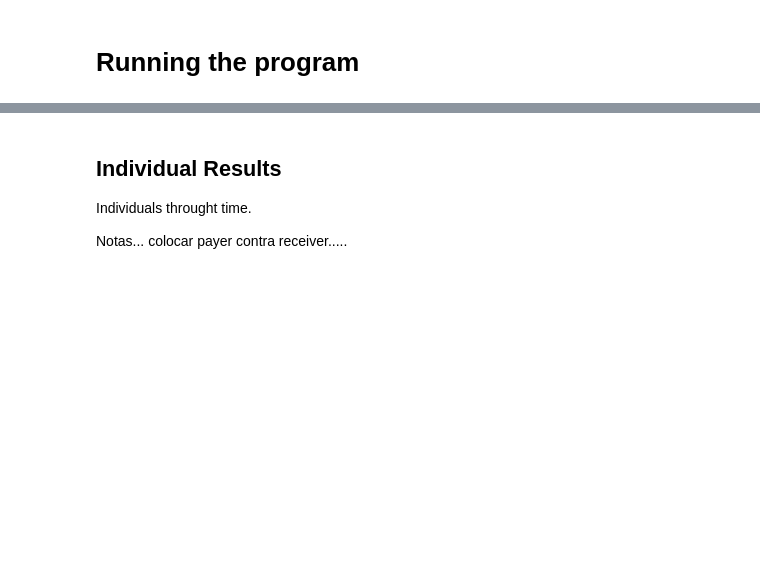
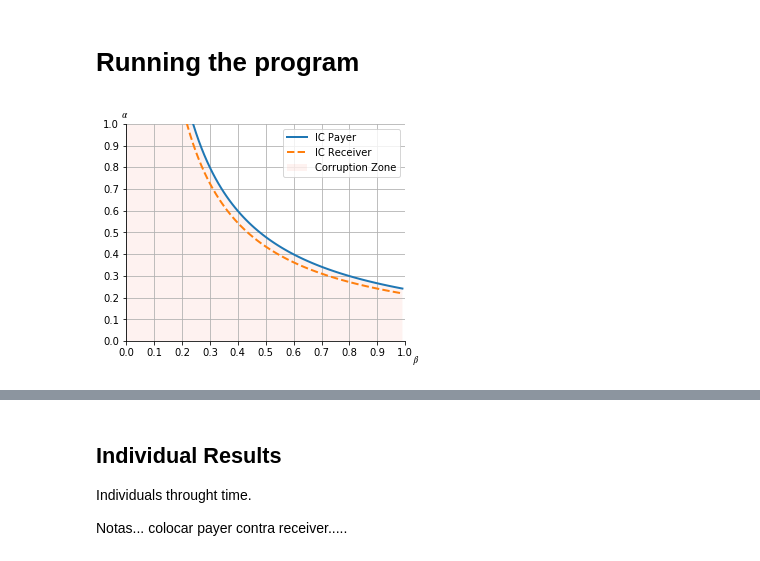
Before and after one commit to caxaxa/Corruption_Game, a Jupyter notebook: Corruption_game_leniency_and_non_trial_resolutions.ipynb, the cells around one changed output, grey strips where cells are left out. Saved outputs shown, nothing was run; the diff lists cells and outputs as text; code cells hidden in the pictures; blank space fills up the shorter version.

```diff
--- a/Corruption_game_leniency_and_non_trial_resolutions.ipynb
+++ b/Corruption_game_leniency_and_non_trial_resolutions.ipynb
@@ -1308,3 +1172,7 @@ L_bar = 5
 W_space = np.arange(0,W_bar+1)
 L_space = np.arange(0,L_bar+1)
 w_space =  np.arange(0,W_bar+1)
+# %%
+get_ICs()
+# %% [output]
+[figure, added]
```
Also changed, not shown: parts of 28 cells of this notebook, 5 other files.
